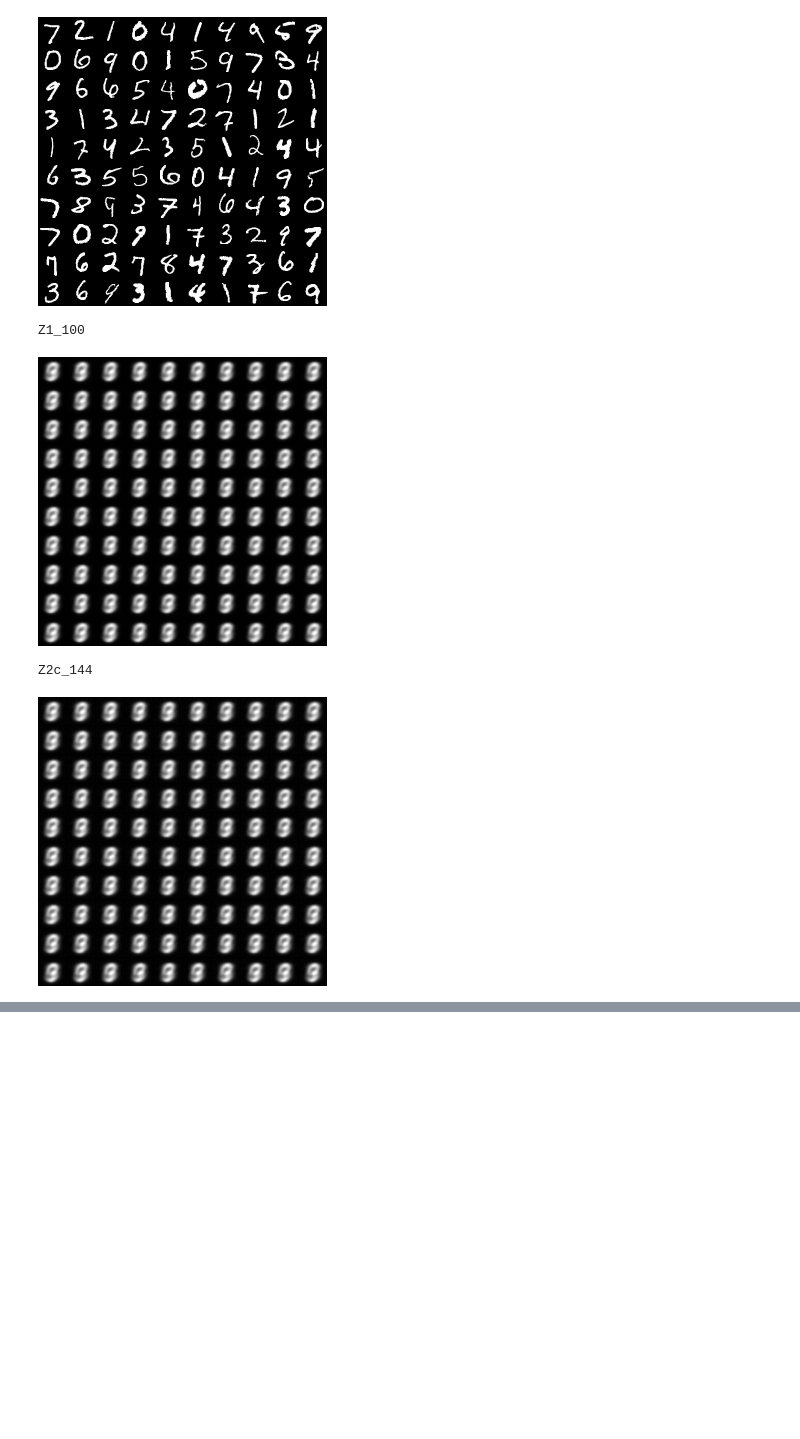
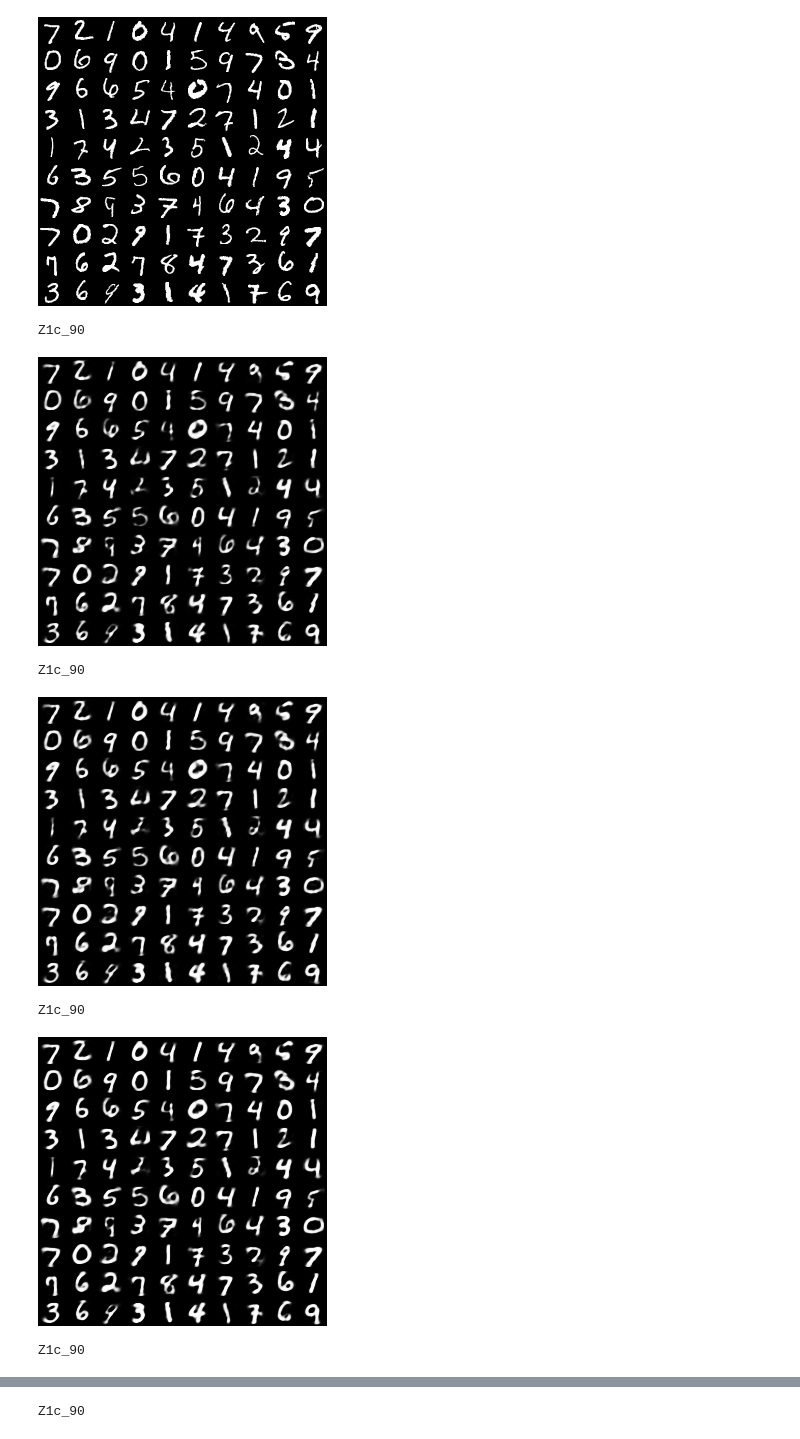
Before and after one commit to vinmisra/AE_experiments, a Jupyter notebook: test_AE.ipynb, the cells around one changed output, grey strips where cells are left out. Cells and saved outputs as stored; diff of their text form; code cells hidden in the pictures; blank space fills up the shorter version.

```diff
--- a/test_AE.ipynb
+++ b/test_AE.ipynb
@@ -26,4 +28,8 @@ model_folders = ['Z1_100','Z2c_144']
-# %%
-#models = [serial.load(os.path.join(dir_model,model_folder,'finetune.pkl')) for model_folder in model_folders]
-models = [serial.load(os.path.join(dir_model,model_folder,'0.pkl')) for model_folder in model_folders]
-secondmodels = [serial.load(os.path.join(dir_model,model_folder,'1.pkl')) for model_folder in model_folders]
+# %%
+models = OrderedDict()
+for model_folder in model_folders:
+    models[model_folder] = OrderedDict()
+    for submodel in submodels:
+        path = os.path.join(dir_model,model_folder,submodel)
+        if os.path.exists(path):
+            models[model_folder][submodel] = serial.load(path)
@@ -32,7 +45,10 @@ test_data = serial.load(os.path.join(dir_fuel,'mnist_test_X.pkl'))
 # %% [markdown]
 #Define graph
 # %%
-Xs = [model.get_input_space().make_theano_batch() for model in models]
+Xs = [model['finetune.pkl'.get_input_space().make_theano_batch() for model in models]
 #Ys = [model.fprop(X) for (model,X) in zip(models,Xs)]
-Ys = [model.reconstruct(X) for (model,secondmodel,X) in zip(models,secondmodels,Xs)]
-Y2s = [model.decode(secondmodel.reconstruct(model.encode(X))) for (model,secondmodel,X) in zip(models,secondmodels,Xs)]
+Ys = [model.reconstruct(X) for (model,X) in zip(models,Xs)]
+Yfirsts = [firstmodel.reconstruct(X) for (firstmodel,X) in zip(firstmodels,Xs)]
+Yseconds = [firstmodel.decode(secondmodel.reconstruct(firstmodel.encode(X))) for (firstmodel,secondmodel,X) in zip(firstmodels,secondmodels,Xs)]
+Ythirds = [firstmodel.decode(secondmodel.decode(thirdmodel.decode(thirdmodel.encode(secondmodel.encode(firstmodel.encode(X)))))) for (firstmodel,secondmodel,thirdmodel,fourthmodel,X) in zip(firstmodels,secondmodels,thirdmodels,fourthmodels,Xs)]
+Yfourths = [firstmodel.decode(secondmodel.decode(thirdmodel.decode(fourthmodel.decode(fourthmodel.encode(thirdmodel.encode(secondmodel.encode(firstmodel.encode(X)))))))) for (firstmodel,secondmodel,thirdmodel,fourthmodel,X) in zip(firstmodels,secondmodels,thirdmodels,fourthmodels,Xs)]
@@ -45,3 +57,9 @@ Xhats = [Y.eval({X:test_data}) for (X,Y) in zip(Xs,Ys)]
+# %%
+Xhats = [Y.eval({X:test_data}) for (X,Y) in zip(Xs,Ys)]
+Xfirsthats = [Y.eval({X:test_data}) for (X,Y) in zip(Xs,Yfirsts)]
+Xsecondhats = [Y.eval({X:test_data}) for (X,Y) in zip(Xs,Yseconds)]
+Xthirdhats = [Y.eval({X:test_data}) for (X,Y) in zip(Xs,Ythirds)]
+Xfourthhats = [Y.eval({X:test_data}) for (X,Y) in zip(Xs,Yfourths)]
 # %% [markdown]
 ##visualize outputs
 # %%
@@ -56,16 +74,19 @@ I.display(I.Image('delete_me.png'))
 original
 [figure]
 # %%
-for (xhat,model_folder) in zip(Xhats,model_folders):
+for (xhat,model_folder) in zip(Xfirsthats+Xsecondhats+Xthirdhats+Xfourthhats+Xhats,model_folders*5):
     reconstructed = Image.fromarray(tile_raster_images(X=xhat,
                                                   img_shape=(28,28),
                                                   tile_shape=(10,10),
                                                   tile_spacing=(1,1)))
     reconstructed.save('delete_me.png')
     print model_folder
     I.display(I.Image('delete_me.png'))
 # %% [output]
-Z1_100
+Z1c_90
-[figure, old version]
+[figure, new version]
-Z2c_144
+Z1c_90
-[figure, old version]
+[figure, new version]
+Z1c_90
+[figure, added]
+Z1c_90
@@ -71,0 +94 @@ Z2c_144
+Z1c_90
```
Also changed, not shown: parts of 9 cells of this notebook, 3 other files.
